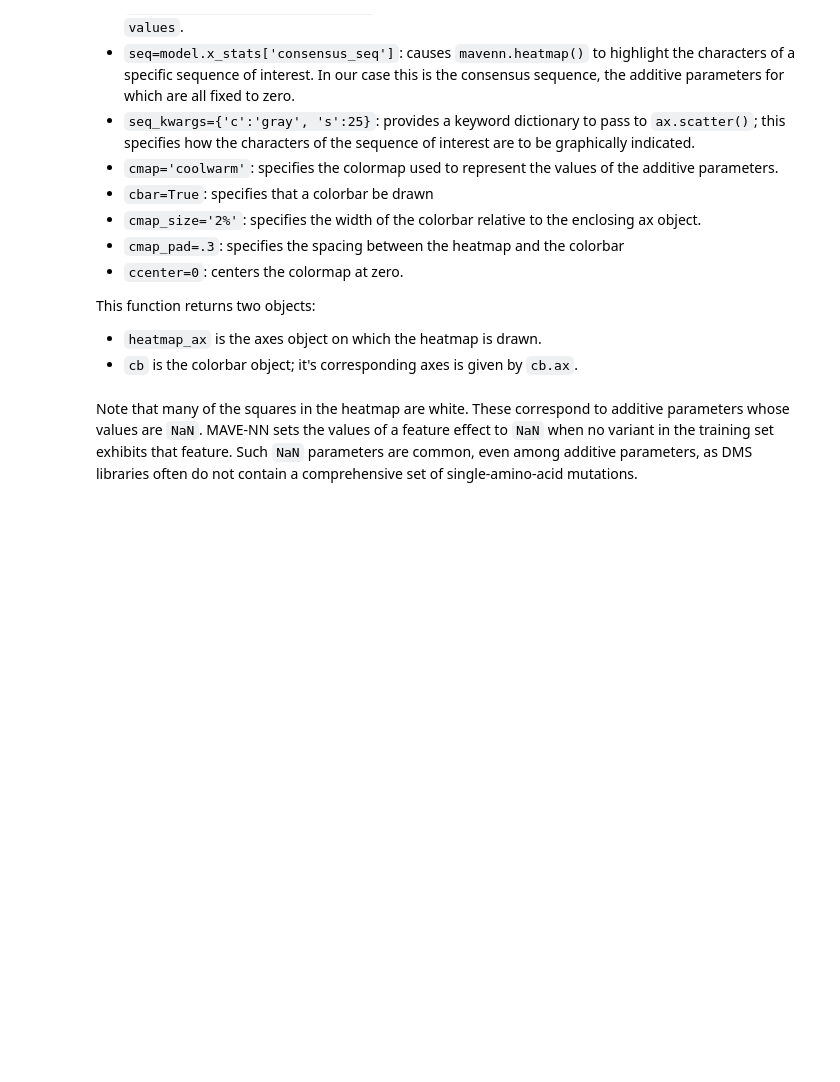
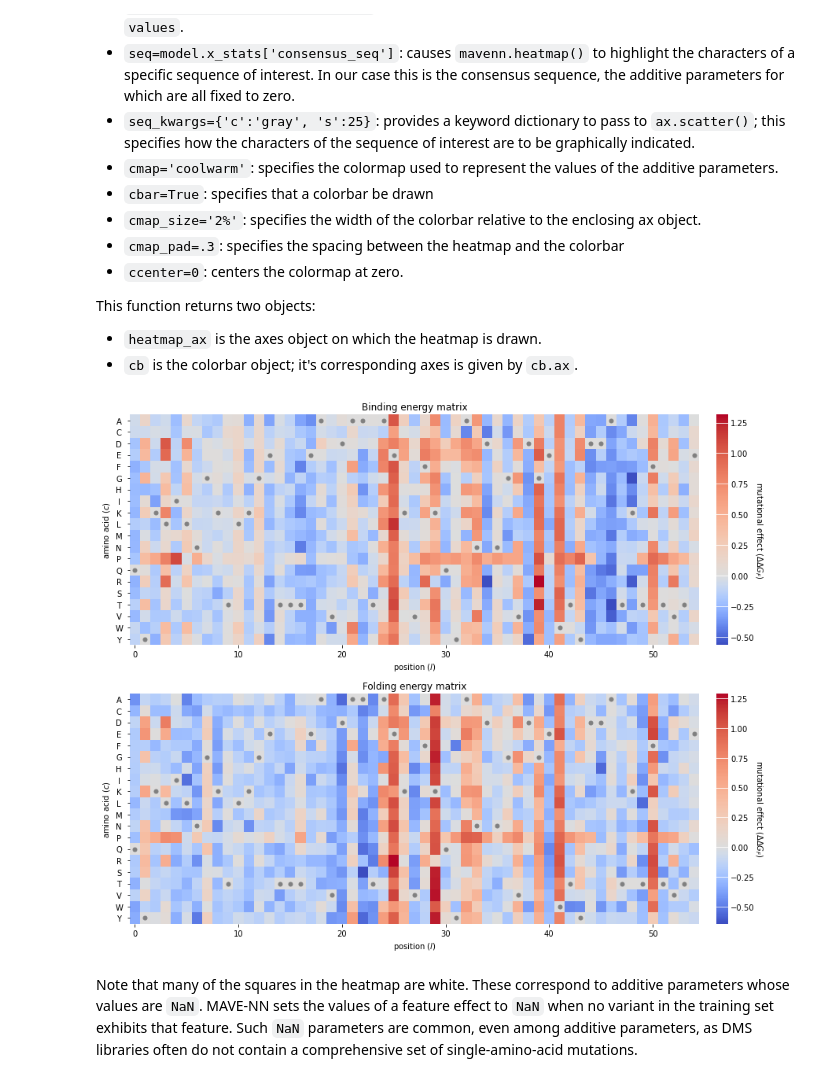
Before and after one commit to jbkinney/mavenn, a Jupyter notebook: docs/models/thermodynamic_models.ipynb, the cells around one changed output. Saved outputs shown, nothing was run; the diff lists cells and outputs as text; code cells hidden in the pictures; blank space fills up the shorter version.

```diff
--- a/docs/models/thermodynamic_models.ipynb
+++ b/docs/models/thermodynamic_models.ipynb
@@ -421,5 +470,5 @@ fig.tight_layout()
 To retrieve the values of our model's G-P map parameters, we use the mmethod `model.get_theta()`. This returns a dictionary:
 # %%
 # Retrieve G-P map parameter dict and view dict keys
-theta_dict = model.get_theta(gauge='consensus')
+theta_dict = model.layer_gpmap.get_params()
 theta_dict.keys()
@@ -442,35 +493,67 @@ Finally, we use `mavenn.heatmap()` to visualize these additive parameters. This
 This function returns two objects:
 - `heatmap_ax` is the axes object on which the heatmap is drawn.
 - `cb` is the colorbar object; it's corresponding axes is given by `cb.ax`.
+# %%
+from mavenn.src.utils import _x_to_mat
+gb1_seq = model.x_stats['consensus_seq']
+x_lc_cons = _x_to_mat(gb1_seq, model.alphabet)
+ddG_b = theta_dict['theta_b_lc'] - np.sum(x_lc_cons*theta_dict['theta_b_lc'], axis=1)[:,np.newaxis]
+ddG_f = theta_dict['theta_f_lc'] - np.sum(x_lc_cons*theta_dict['theta_f_lc'], axis=1)[:,np.newaxis]
 # %%
 # Create figure
-fig, ax = plt.subplots(1,1, figsize=(12,5))
+fig, axs = plt.subplots(2,1, figsize=(12,10))
 
 # Draw heatmap
-heatmap_ax, cb = mavenn.heatmap(ax=ax,
-                                values=theta_dict['theta_lc'],
-                                alphabet=theta_dict['alphabet'],
+heatmap_ax, cb = mavenn.heatmap(ax=axs[0],
+                                values=ddG_b,
+                                alphabet=model.alphabet,
                                 seq=model.x_stats['consensus_seq'],
                                 seq_kwargs={'c':'gray', 's':25},
                                 cmap='coolwarm',
                                 cbar=True,
                                 cmap_size='2%',
                                 cmap_pad=.3,
                                 ccenter=0)
 # Style heatmap (can be different between two dataset)
 #heatmap_ax.set_xticks()
 heatmap_ax.tick_params(axis='y', which='major', pad=10)
 heatmap_ax.set_xlabel('position ($l$)')
 heatmap_ax.set_ylabel('amino acid ($c$)')
-heatmap_ax.set_title(f'Additive parameters: {model_name}')
+heatmap_ax.set_title(f'Binding energy matrix')
 
 # Style colorbar
 cb.outline.set_visible(False)
 cb.ax.tick_params(direction='in', size=20, color='white')
-cb.set_label('mutational effect ($\Delta \phi$)', labelpad=5, rotation=-90, ha='center', va='center')
+cb.set_label('mutational effect ($\Delta \Delta G_F$)', labelpad=5, rotation=-90, ha='center', va='center')
+
+# Draw heatmap
+heatmap_ax, cb = mavenn.heatmap(ax=axs[1],
+                                values=ddG_f,
+                                alphabet=model.alphabet,
+                                seq=model.x_stats['consensus_seq'],
+                                seq_kwargs={'c':'gray', 's':25},
+                                cmap='coolwarm',
+                                cbar=True,
+                                cmap_size='2%',
+                                cmap_pad=.3,
+                                ccenter=0)
+# Style heatmap (can be different between two dataset)
+#heatmap_ax.set_xticks()
+heatmap_ax.tick_params(axis='y', which='major', pad=10)
+heatmap_ax.set_xlabel('position ($l$)')
+heatmap_ax.set_ylabel('amino acid ($c$)')
+heatmap_ax.set_title(f'Folding energy matrix')
+
+
+# Style colorbar
+cb.outline.set_visible(False)
+cb.ax.tick_params(direction='in', size=20, color='white')
+cb.set_label('mutational effect ($\Delta \Delta G_F$)', labelpad=5, rotation=-90, ha='center', va='center')
 
 # Adjust figure and show
 fig.tight_layout(w_pad=5)
+# %% [output]
+[figure, added]
 # %% [markdown]
 Note that many of the squares in the heatmap are white. These correspond to additive parameters whose values are `NaN`. MAVE-NN sets the values of a feature effect to `NaN` when no variant in the training set exhibits that feature. Such `NaN` parameters are common, even among additive parameters, as DMS libraries often do not contain a comprehensive set of single-amino-acid mutations.
 # %% [markdown]
```
Also changed, not shown: parts of 14 cells of this notebook.
